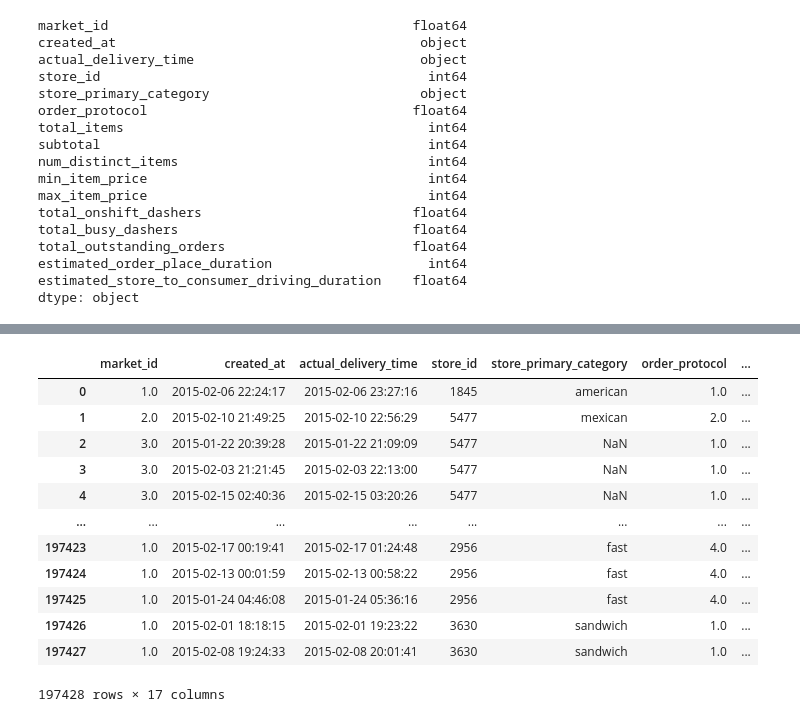
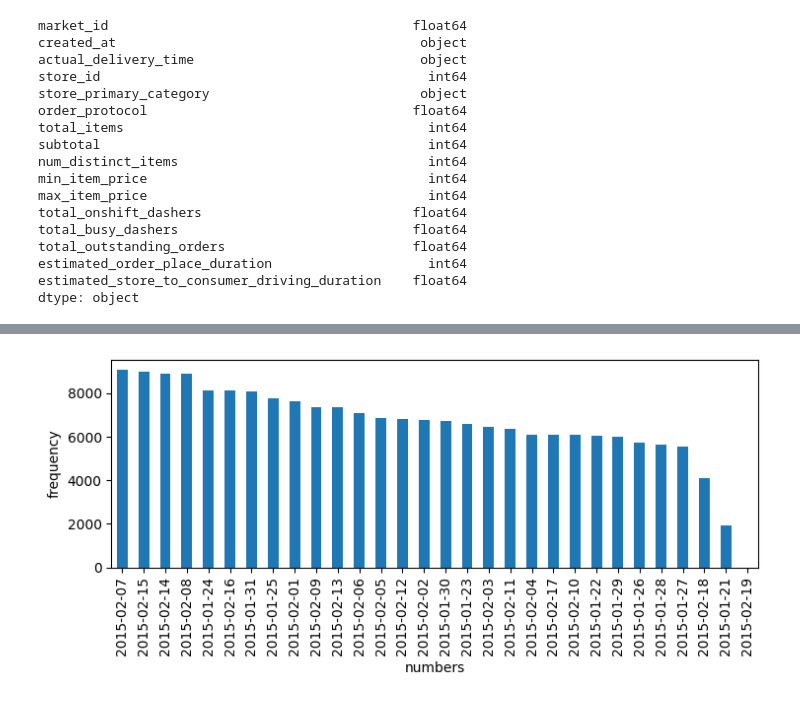
Before and after one commit to JULU909/Machine-learning-projects, a Jupyter notebook: DoorDashTakehome-Practise/takehomefile.ipynb, the cells around one changed output, grey strips where cells are left out. Drawn from its saved outputs; the diff is of its cells as text; code cells hidden in the pictures.

```diff
--- a/DoorDashTakehome-Practise/takehomefile.ipynb
+++ b/DoorDashTakehome-Practise/takehomefile.ipynb
@@ -237,4 +193,5 @@ dtype: object
 # %%
 df['actual_delivery_time'] = pd.to_datetime(df['actual_delivery_time'])
 df['created_at'] = pd.to_datetime(df['created_at'])
-df
+df['actual_time_taken'] = df['actual_delivery_time']-df['created_at']
+df['date'] = pd.to_datetime(df['actual_delivery_time']).dt.date
@@ -258,16 +215,14 @@ df['actual_time_taken'] = df['actual_delivery_time']-df['created_at']
 # %%
-df
+import pandas as pd
+from matplotlib import pyplot as plt
+
+plt.rcParams["figure.figsize"] = [7.50, 3.50]
+plt.rcParams["figure.autolayout"] = True
+
+fig, ax = plt.subplots()
+
+df['date'].value_counts().plot(ax=ax, kind='bar', xlabel='numbers', ylabel='frequency')
+
+plt.show()
 # %% [output]
-|  | market_id | created_at | actual_delivery_time | store_id | store_primary_category | order_protocol | ... |
-| 0 | 1.0 | 2015-02-06 22:24:17 | 2015-02-06 23:27:16 | 1845 | american | 1.0 | ... |
-| 1 | 2.0 | 2015-02-10 21:49:25 | 2015-02-10 22:56:29 | 5477 | mexican | 2.0 | ... |
-| 2 | 3.0 | 2015-01-22 20:39:28 | 2015-01-22 21:09:09 | 5477 | NaN | 1.0 | ... |
-| 3 | 3.0 | 2015-02-03 21:21:45 | 2015-02-03 22:13:00 | 5477 | NaN | 1.0 | ... |
-| 4 | 3.0 | 2015-02-15 02:40:36 | 2015-02-15 03:20:26 | 5477 | NaN | 1.0 | ... |
-| ... | ... | ... | ... | ... | ... | ... | ... |
-| 197423 | 1.0 | 2015-02-17 00:19:41 | 2015-02-17 01:24:48 | 2956 | fast | 4.0 | ... |
-| 197424 | 1.0 | 2015-02-13 00:01:59 | 2015-02-13 00:58:22 | 2956 | fast | 4.0 | ... |
-| 197425 | 1.0 | 2015-01-24 04:46:08 | 2015-01-24 05:36:16 | 2956 | fast | 4.0 | ... |
-| 197426 | 1.0 | 2015-02-01 18:18:15 | 2015-02-01 19:23:22 | 3630 | sandwich | 1.0 | ... |
-| 197427 | 1.0 | 2015-02-08 19:24:33 | 2015-02-08 20:01:41 | 3630 | sandwich | 1.0 | ... |
-197428 rows × 17 columns
+[figure, added]
```
Also changed, not shown: parts of 4 cells of this notebook.
